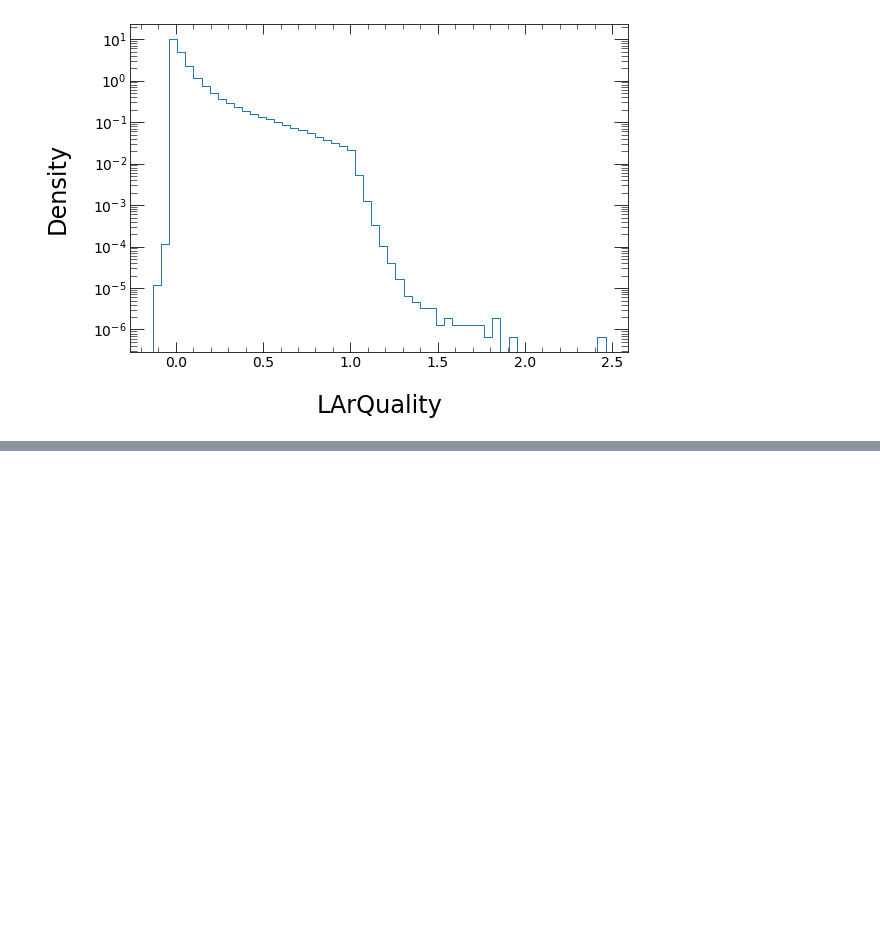
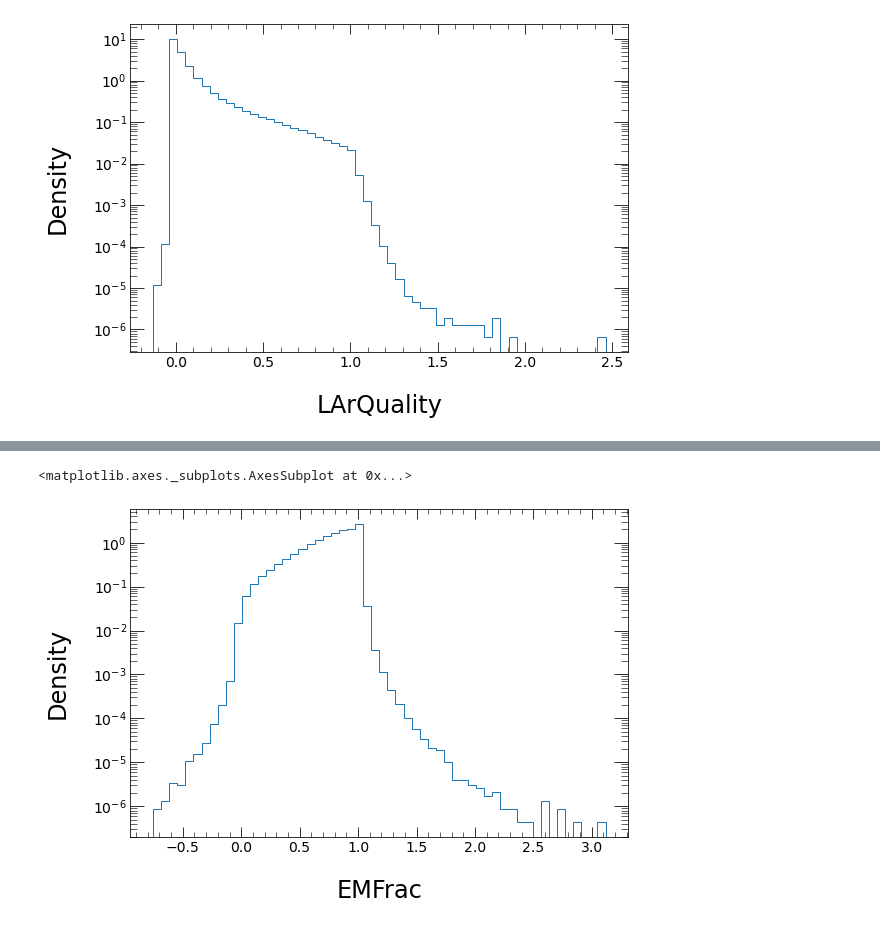
Before and after one commit to matthewfeickert/ServiceX-exploration, a Jupyter notebook: notebooks/jet-cleaning-test.ipynb, the cells around one changed output, grey strips where cells are left out. Cells and saved outputs as stored; diff of their text form; code cells hidden in the pictures; blank space fills up the shorter version.

```diff
--- a/notebooks/jet-cleaning-test.ipynb
+++ b/notebooks/jet-cleaning-test.ipynb
@@ -107,0 +145,14 @@ findfont: Font family ['sans-serif'] not found. Falling back to DejaVu Sans.
+# %%
+hist_EMFrac = heputils.convert.numpy_to_hist(*np.histogram(query.EMFrac, bins=_bins))
+
+fig, ax = plt.subplots()
+quick_plot(
+    hist_EMFrac,
+    xlabel="EMFrac",
+    ylabel="Density",
+    density=True,
+    ax=ax,
+)
+# %% [output]
+<matplotlib.axes._subplots.AxesSubplot at 0x...>
+[figure, added]
```
Also changed, not shown: parts of 5 cells of this notebook.
